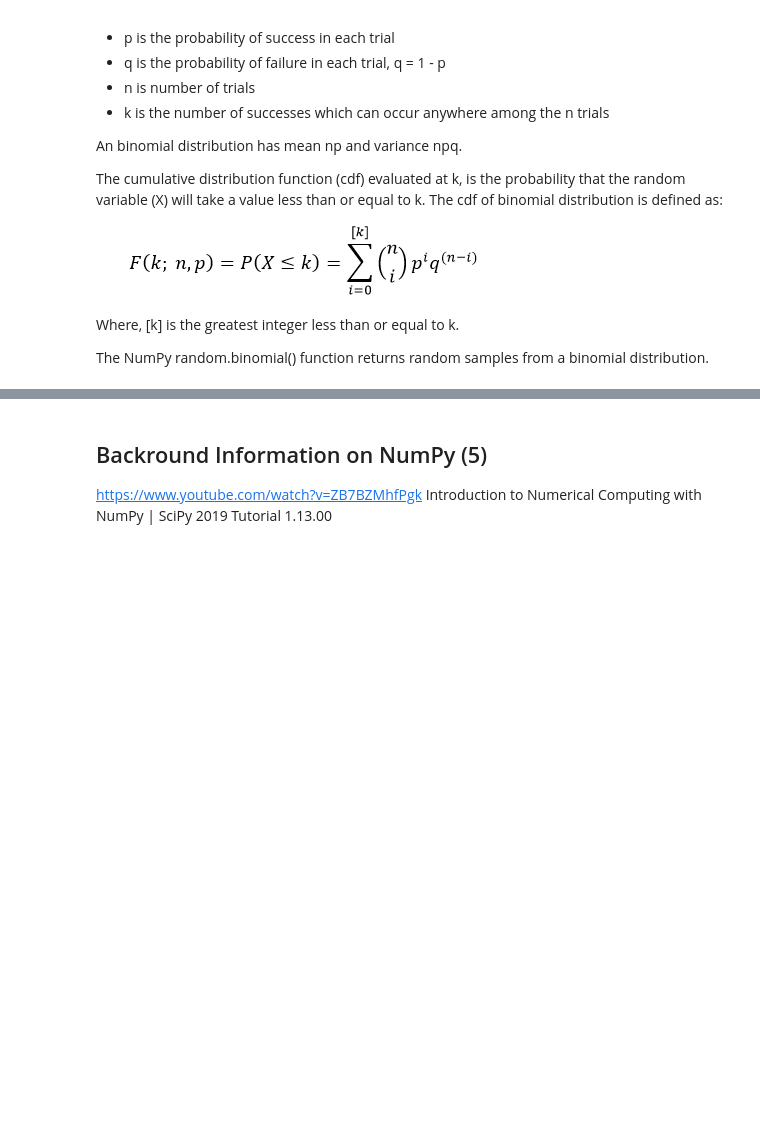
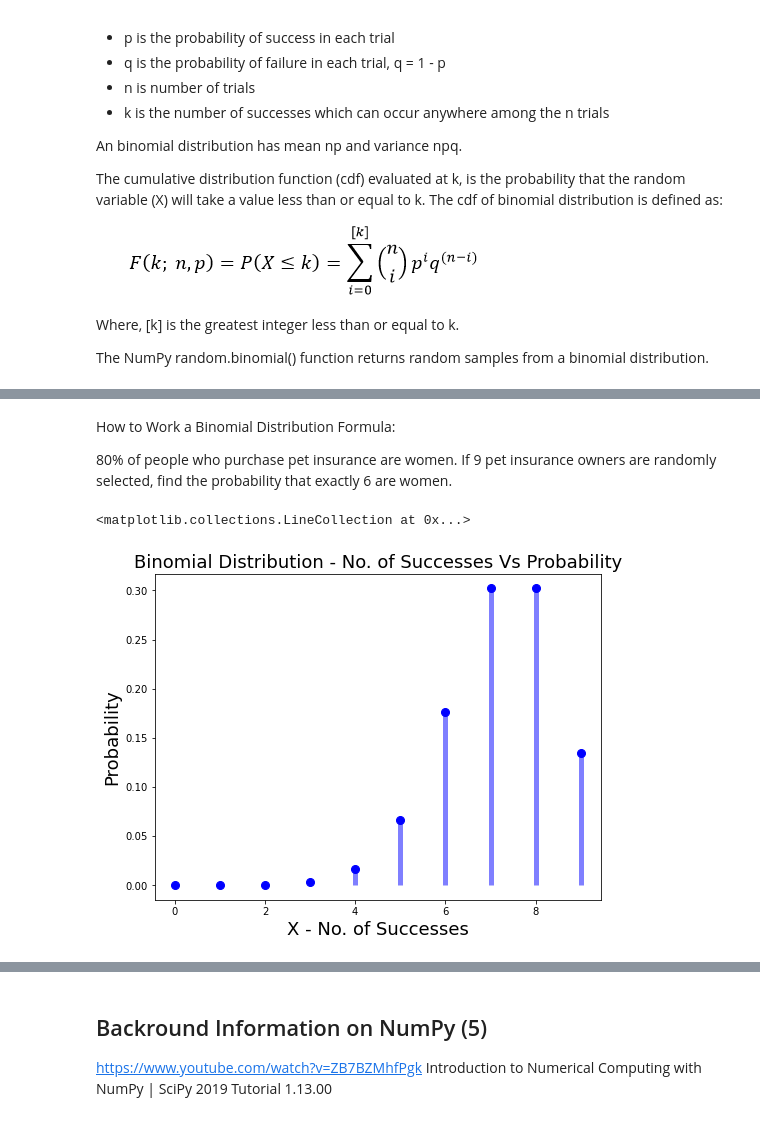
Before and after one commit to katel85/numpy.random-assignment-, a Jupyter notebook: numpy.random.ipynb, the cells around one changed output, grey strips where cells are left out. Drawn from its saved outputs; the diff is of its cells as text; code cells hidden in the pictures; blank space fills up the shorter version.

Commit message:
binomial dist research

```diff
--- a/numpy.random.ipynb
+++ b/numpy.random.ipynb
@@ -700,0 +679,33 @@ array([ 6,  3,  3,  3,  7,  1,  3,  3,  6,  5,  6,  7,  5,  4,  6,  3,  6,
+# %% [markdown]
+How to Work a Binomial Distribution Formula:
+
+80% of people who purchase pet insurance are women.  If 9 pet insurance owners are randomly selected, find the probability that exactly 6 are women.
+# %%
+#https://vitalflux.com/binomial-distribution-with-python-code-examples/
+#https://vitalflux.com/binomial-distribution-defined-with-10-examples/
+from scipy.stats import binom
+import matplotlib.pyplot as plt
+import numpy as np
+#
+# X = Discrete random variable representing number of successes
+# p = Probability of the success
+#
+X = np.arange(0,10)
+p = 0.8
+n = 9
+#
+# Calculate binomial probability distribution
+#
+binom_pd = binom.pmf(X, n, p)
+#
+# Plot the probability distribution
+#
+fig, ax = plt.subplots(1, 1, figsize=(8, 6))
+ax.plot(X, binom_pd, 'bo', ms=8, label='geom pmf')
+plt.ylabel("Probability", fontsize="18")
+plt.xlabel("X - No. of Successes", fontsize="18")
+plt.title("Binomial Distribution - No. of Successes Vs Probability", fontsize="18")
+ax.vlines(X, 0, binom_pd, colors='b', lw=5, alpha=0.5)
+# %% [output]
+<matplotlib.collections.LineCollection at 0x...>
+[figure, added]
```
Also changed, not shown: parts of 52 cells of this notebook.
